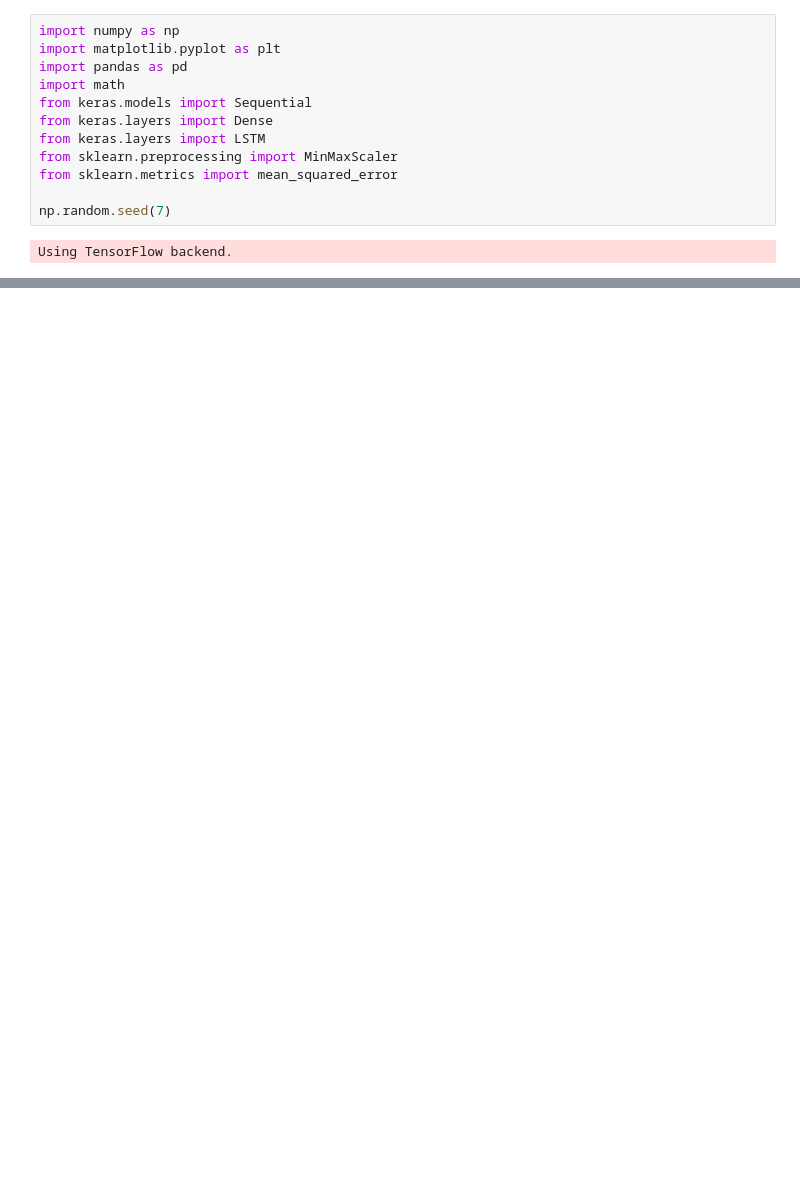
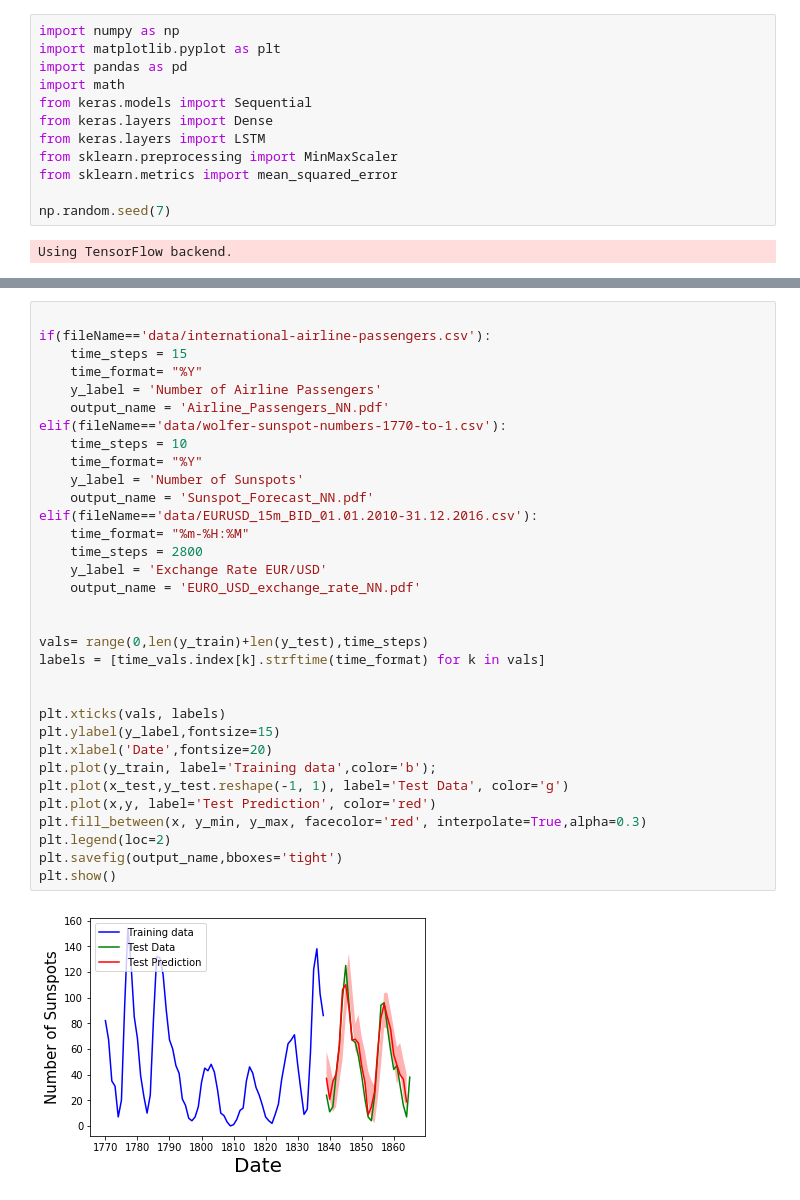
Before and after one commit to OscarJHernandez/udacity_2018_ml_nanodegree, a Jupyter notebook: capstone_project/code/Time Series with FNN.ipynb, the cells around one changed output, grey strips where cells are left out. Drawn from its saved outputs; the diff is of its cells as text; blank space fills up the shorter version.

```diff
--- a/capstone_project/code/Time Series with FNN.ipynb
+++ b/capstone_project/code/Time Series with FNN.ipynb
@@ -201,0 +265,35 @@ Estimated Sigma:  0.0371703408841 0.0497648371302
+# %%
+
+if(fileName=='data/international-airline-passengers.csv'):
+    time_steps = 15
+    time_format= "%Y"
+    y_label = 'Number of Airline Passengers'
+    output_name = 'Airline_Passengers_NN.pdf'
+elif(fileName=='data/wolfer-sunspot-numbers-1770-to-1.csv'):
+    time_steps = 10
+    time_format= "%Y"
+    y_label = 'Number of Sunspots'
+    output_name = 'Sunspot_Forecast_NN.pdf'
+elif(fileName=='data/EURUSD_15m_BID_01.01.2010-31.12.2016.csv'):
+    time_format= "%m-%H:%M"
+    time_steps = 2800
+    y_label = 'Exchange Rate EUR/USD'
+    output_name = 'EURO_USD_exchange_rate_NN.pdf'
+
+
+vals= range(0,len(y_train)+len(y_test),time_steps)
+labels = [time_vals.index[k].strftime(time_format) for k in vals]
+
+
+plt.xticks(vals, labels)
+plt.ylabel(y_label,fontsize=15)
+plt.xlabel('Date',fontsize=20)
+plt.plot(y_train, label='Training data',color='b');
+plt.plot(x_test,y_test.reshape(-1, 1), label='Test Data', color='g')
+plt.plot(x,y, label='Test Prediction', color='red')
+plt.fill_between(x, y_min, y_max, facecolor='red', interpolate=True,alpha=0.3)
+plt.legend(loc=2)
+plt.savefig(output_name,bboxes='tight')
+plt.show()
+# %% [output]
+[figure, added]
```
Also changed, not shown: parts of 6 cells of this notebook, 41 other files.
